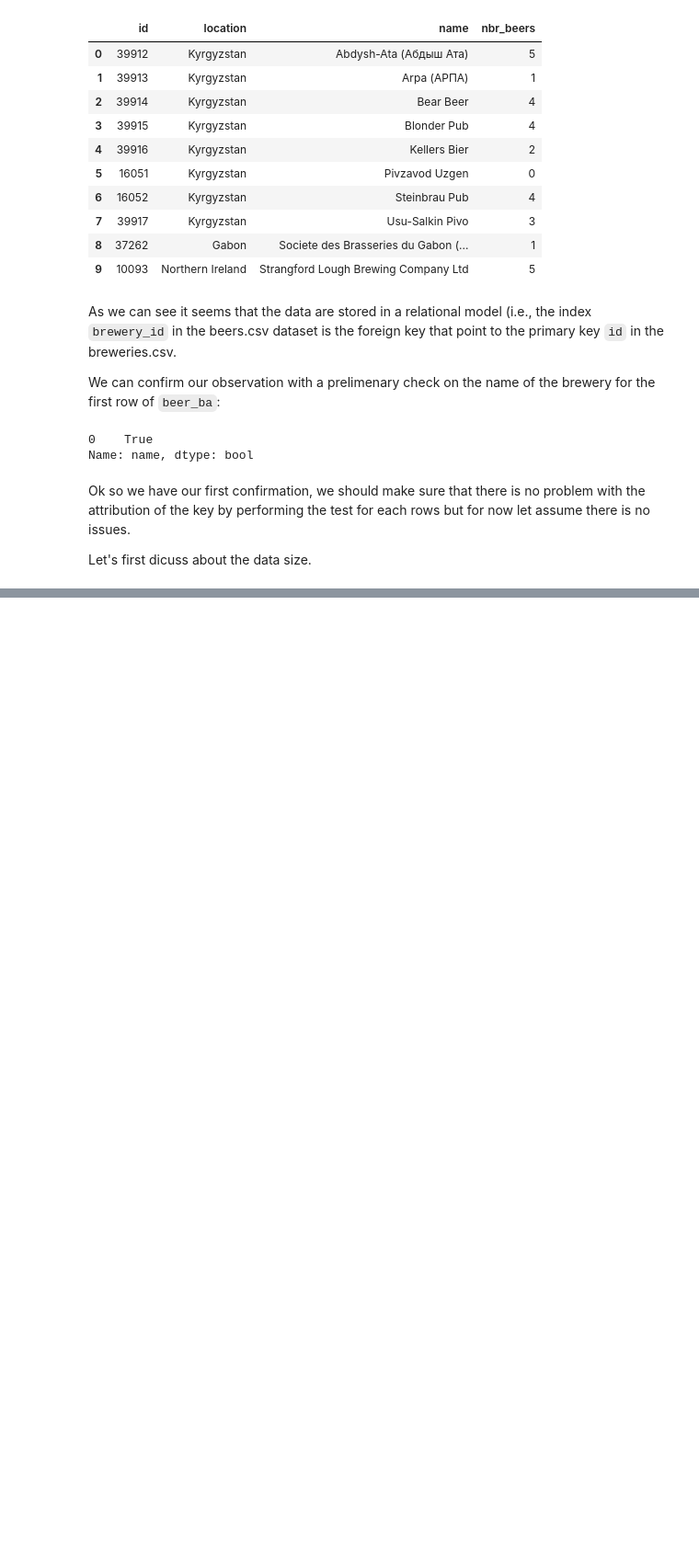
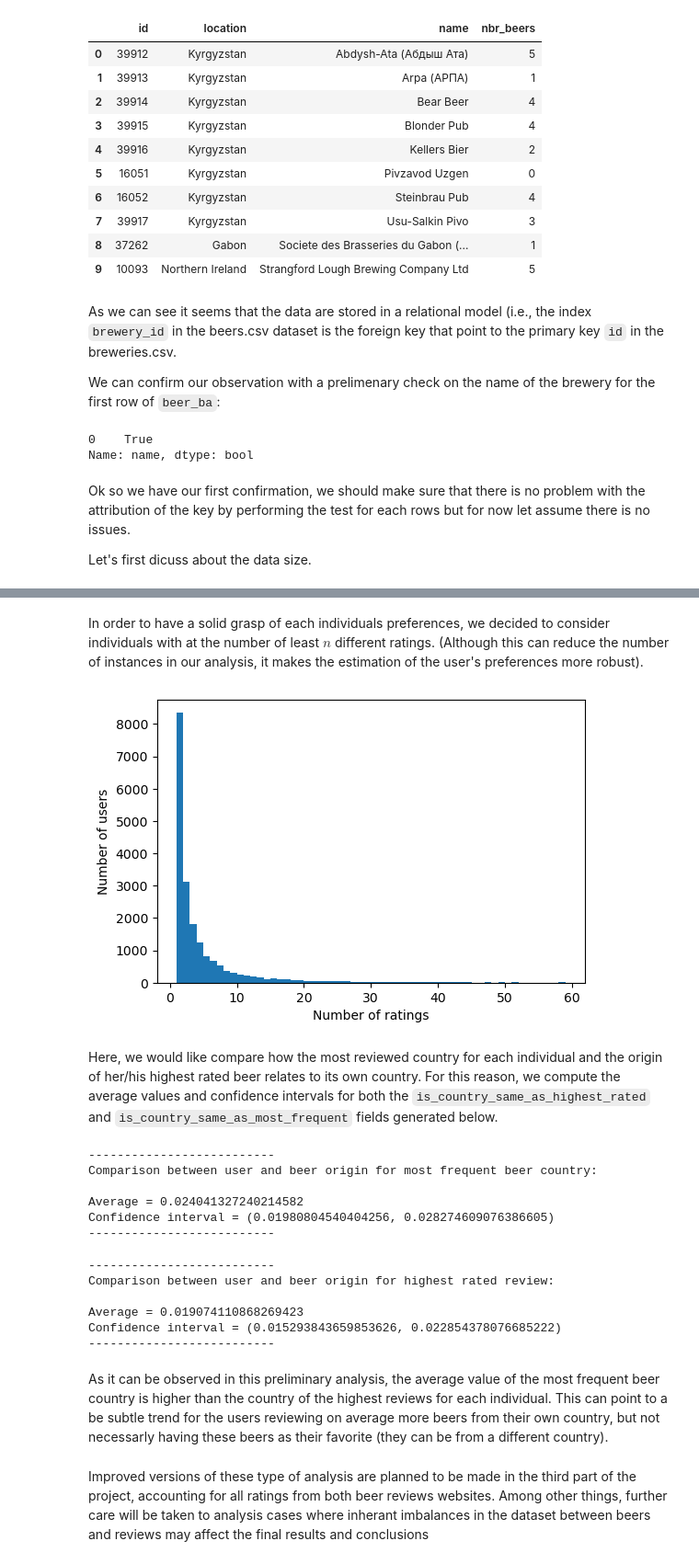
Before and after one commit to epfl-ada/ada-2022-project-brian, a Jupyter notebook: project.ipynb, the cells around one changed output, grey strips where cells are left out. Shown: that part at 92% size. Cells and saved outputs as stored; diff of their text form; code cells hidden in the pictures; blank space fills up the shorter version.

Commit message:
add analysis to the project's notebook

```diff
--- a/project.ipynb
+++ b/project.ipynb
@@ -75,0 +167,4 @@ Let's first dicuss about the data size.
+# %%
+breweries_df = read_breweries_file(breweries_file)
+print(f'Number of breweries = {len(breweries_df)}')
+breweries_df.head(1)
@@ -75,0 +181,2 @@ Let's first dicuss about the data size.
+# %%
+breweries_contry_dict = dict(zip(breweries_df.id, breweries_df.country))
@@ -75,0 +189,14 @@ Let's first dicuss about the data size.
+# %%
+def get_country(id, correspondance_dict):
+    if id in correspondance_dict:
+        return correspondance_dict[id]
+    else:
+        return np.nan
+
+reviews_df['user_country'] = reviews_df['user_id'].apply(
+    lambda x: get_country(id=x, correspondance_dict=users_contry_dict)
+)
+reviews_df['brewery_country'] = reviews_df['brewery_id'].apply(
+    lambda x: get_country(id=x, correspondance_dict=breweries_contry_dict)
+)
+reviews_df = reviews_df.dropna()
@@ -75,0 +205,8 @@ Let's first dicuss about the data size.
+# %%
+def is_contry_the_same(contry1, country2):
+    if contry1==country2:
+        return 1
+    else:
+        return 0
+
+reviews_df['is_same_country'] = reviews_df.apply(lambda row: is_contry_the_same(row.user_country, row.brewery_country), axis=1)
@@ -75,0 +282,14 @@ Let's first dicuss about the data size.
+# %% [markdown]
+In order to have a solid grasp of each individuals preferences, we decided to consider individuals with at the number of least $n$ different ratings. (Although this can reduce the number of instances in  our analysis, it makes the estimation of the user's preferences more robust).
+# %%
+fig = plt.figure().set_size_inches(6,4)
+number_of_reviews = reviews_df.value_counts('user_id').values
+bins = np.arange(1, 60, 1)
+plt.ylabel('Number of users')
+plt.xlabel('Number of ratings')
+plt.hist(number_of_reviews, bins=bins)
+plt.show()
+# %% [output]
+[figure, added]
+# %% [markdown]
+Here, we would like compare how the most reviewed country for each individual and the origin of her/his highest rated beer relates to its own country. For this reason, we compute the average values and confidence intervals for both the `is_country_same_as_highest_rated` and `is_country_same_as_most_frequent` fields generated below.
@@ -75,0 +298,23 @@ Let's first dicuss about the data size.
+# %%
+interval = get_confidence_interval(list(user_prefs_df.is_country_same_as_most_frequent), "Comparison between user and beer origin for most frequent beer country:")
+# %% [output]
+--------------------------
+Comparison between user and beer origin for most frequent beer country:
+
+Average = 0.024041327240214582
+Confidence interval = (0.01980804540404256, 0.028274609076386605)
+--------------------------
+# %%
+interval = get_confidence_interval(list(user_prefs_df.is_country_same_as_highest_rated), "Comparison between user and beer origin for highest rated review:")
+# %% [output]
+--------------------------
+Comparison between user and beer origin for highest rated review:
+
+Average = 0.019074110868269423
+Confidence interval = (0.015293843659853626, 0.022854378076685222)
+--------------------------
+# %% [markdown]
+As it can be observed in this preliminary analysis, the average value of the most frequent beer country is higher than the country of the highest reviews for each individual. This can point to a be subtle trend for the users reviewing on average more beers from their own country, but not necessarly having these beers as their favorite (they can be from a different country).
+# %% [markdown]
+Improved versions of these type of analysis are planned to be made in the third part of the project, accounting for all ratings from both beer reviews websites. Among other things, further care will be taken to analysis cases where
+inherant imbalances in the dataset between beers and reviews may affect the final results and conclusions
```
Also changed, not shown: parts of 33 cells of this notebook.
